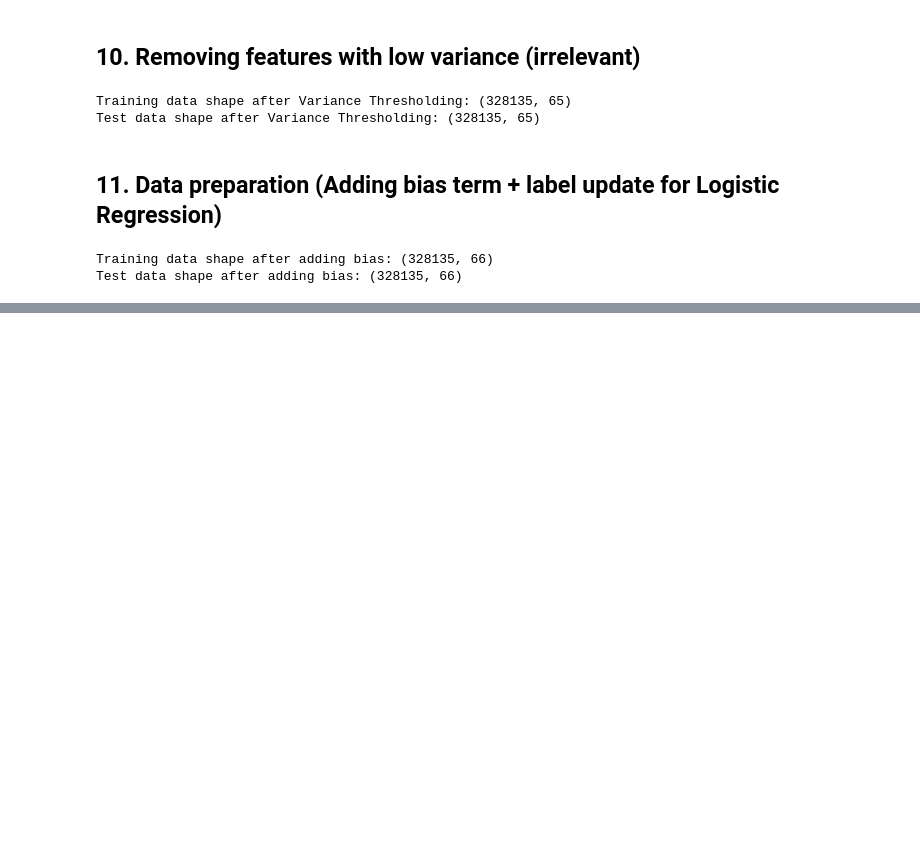
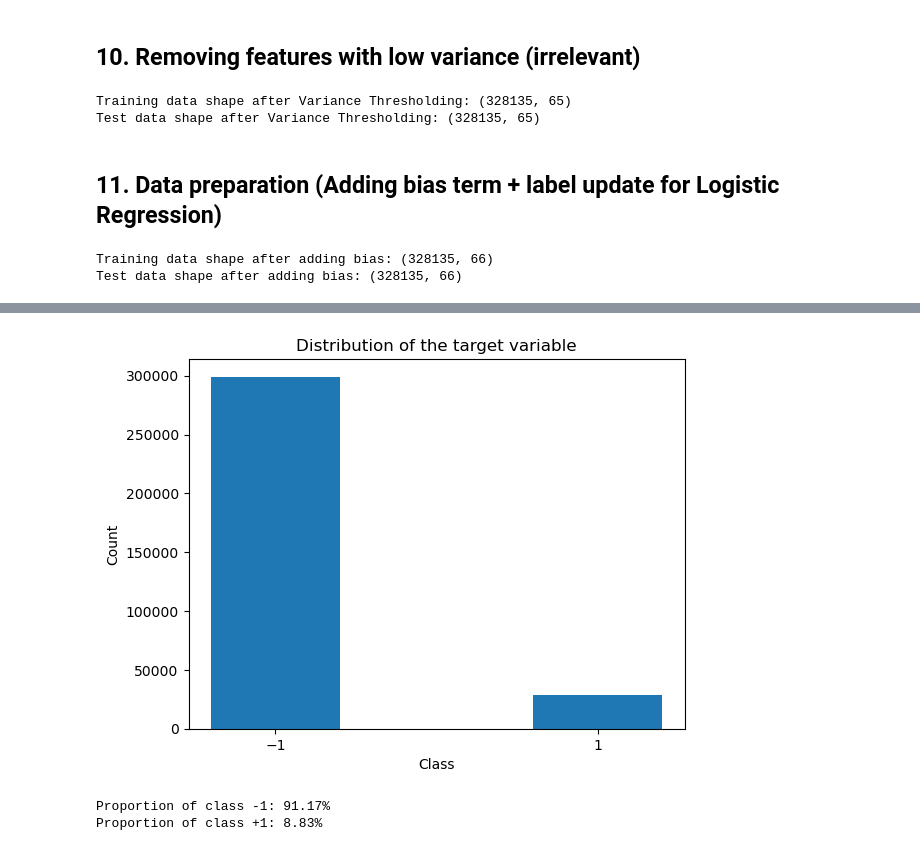
Before and after one commit to alibench/ml-project-1-mmlt, a Jupyter notebook: project1/run.ipynb, the cells around one changed output, grey strips where cells are left out. Drawn from its saved outputs; the diff is of its cells as text; code cells hidden in the pictures; blank space fills up the shorter version.

```diff
--- a/project1/run.ipynb
+++ b/project1/run.ipynb
@@ -374,0 +381,19 @@ y_train_binary = np.where(y_train == -1, 0, y_train)
+# %%
+# Check the distribution
+unique, counts = np.unique(y_train, return_counts=True)
+class_distribution = dict(zip(unique, counts))
+
+# Plot it
+plt.bar(class_distribution.keys(), class_distribution.values())
+plt.xticks(list(class_distribution.keys()))
+plt.xlabel('Class')
+plt.ylabel('Count')
+plt.title('Distribution of the target variable')
+plt.show()
+
+print(f"Proportion of class -1: {counts[0] / len(y_train):.2%}")
+print(f"Proportion of class +1: {counts[1] / len(y_train):.2%}")
+# %% [output]
+[figure, added]
+Proportion of class -1: 91.17%
+Proportion of class +1: 8.83%
```
Also changed, not shown: parts of 7 cells of this notebook, 5 other files.
